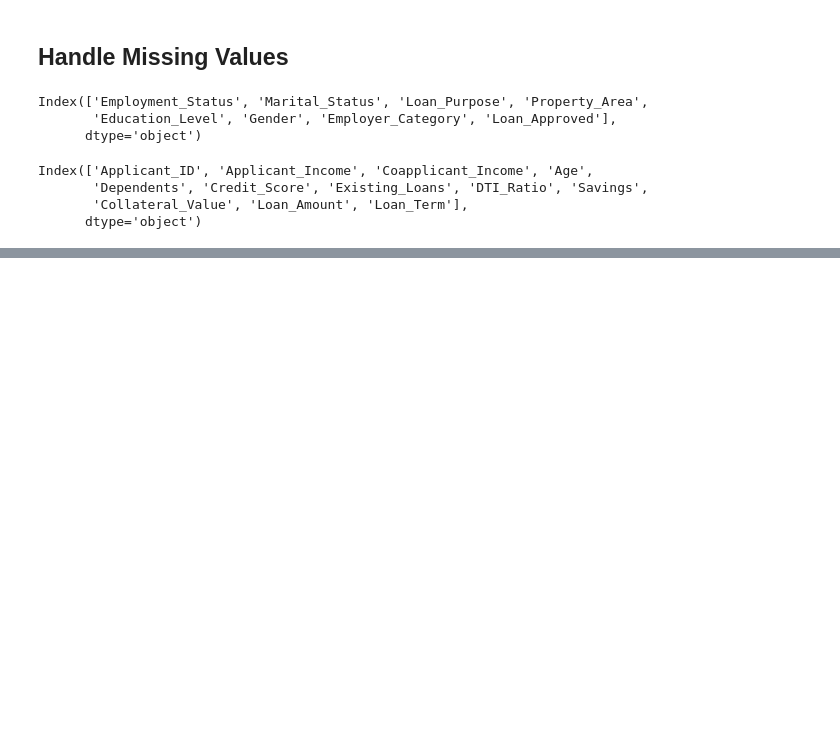
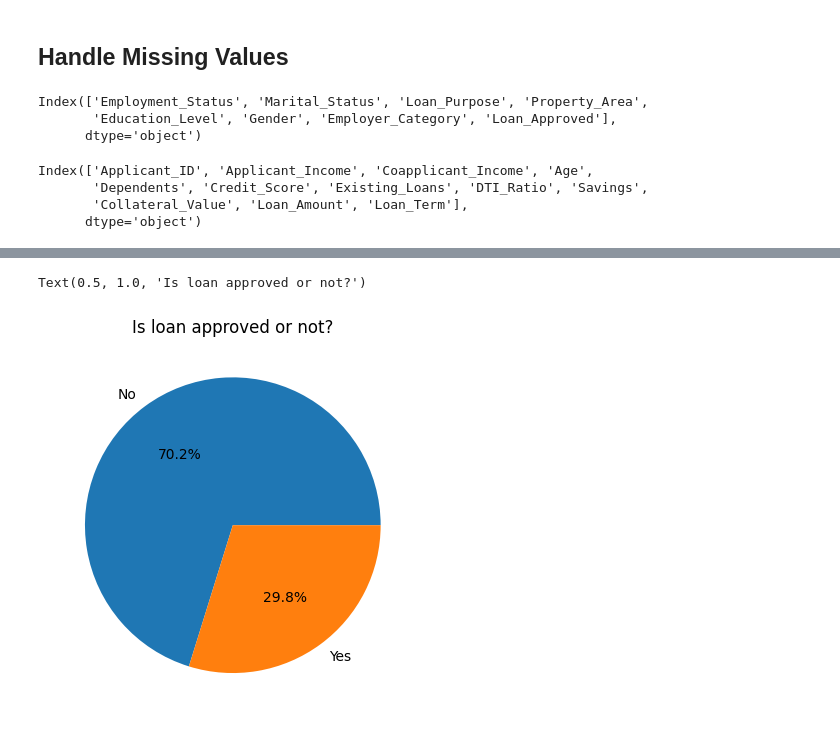
Before and after one commit to Yuval-Varke/ML_2.0, a Jupyter notebook: Credit_wise/Credit_wise.ipynb, the cells around one changed output, grey strips where cells are left out. Saved outputs shown, nothing was run; the diff lists cells and outputs as text; code cells hidden in the pictures; blank space fills up the shorter version.

Commit message:
Performed EDA on loan data

```diff
--- a/Credit_wise/Credit_wise.ipynb
+++ b/Credit_wise/Credit_wise.ipynb
@@ -62,0 +65,4 @@ df[categorical_cols] = cat_imp.fit_transform(df[categorical_cols])
+# %%
+#How balanced the classes are ?
+
+classes_counts = df['Loan_Approved'].value_counts()
@@ -62,0 +77,6 @@ df[categorical_cols] = cat_imp.fit_transform(df[categorical_cols])
+# %%
+plt.pie(classes_counts,labels=["No","Yes"],autopct="%1.1f%%")
+plt.title("Is loan approved or not?")
+# %% [output]
+Text(0.5, 1.0, 'Is loan approved or not?')
+[figure, added]
```
Also changed, not shown: parts of 11 cells of this notebook.
